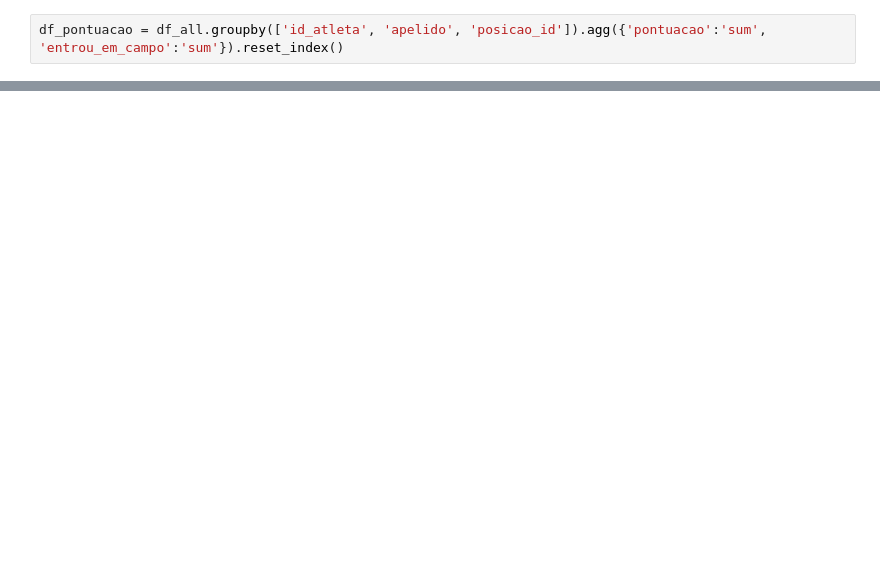
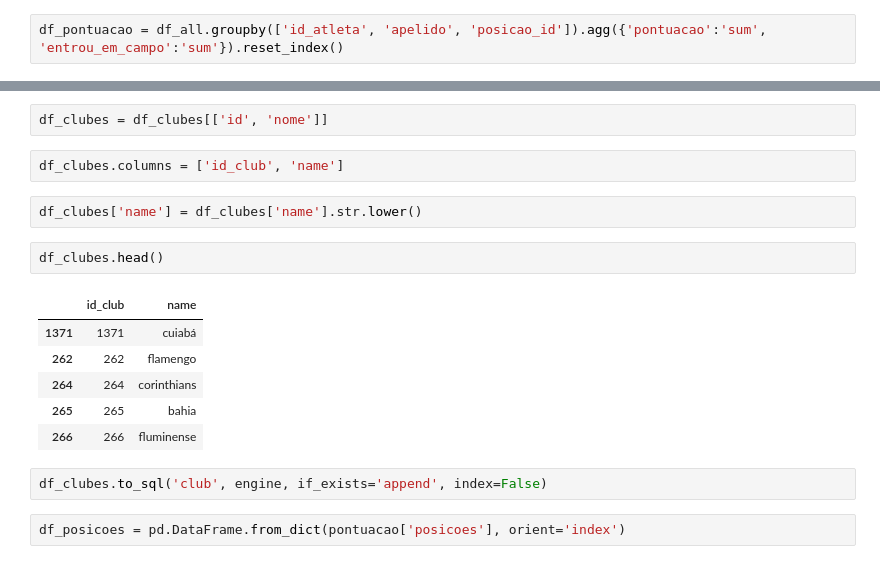
Before and after one commit to eleflow/estudo_cartola, a Jupyter notebook: notebooks/download_api_cartola.ipynb, the cells around one changed output, grey strips where cells are left out. Drawn from its saved outputs; the diff is of its cells as text; blank space fills up the shorter version.

```diff
--- a/notebooks/download_api_cartola.ipynb
+++ b/notebooks/download_api_cartola.ipynb
@@ -586,0 +680,19 @@ df1
+# %%
+df_clubes = df_clubes[['id', 'nome']]
+# %%
+df_clubes.columns = ['id_club', 'name']
+# %%
+df_clubes['name'] = df_clubes['name'].str.lower()
+# %%
+df_clubes.head()
+# %% [output]
+|  | id_club | name |
+| 1371 | 1371 | cuiabá |
+| 262 | 262 | flamengo |
+| 264 | 264 | corinthians |
+| 265 | 265 | bahia |
+| 266 | 266 | fluminense |
+# %%
+df_clubes.to_sql('club', engine, if_exists='append', index=False)
+# %%
+df_posicoes = pd.DataFrame.from_dict(pontuacao['posicoes'], orient='index')
```
Also changed, not shown: parts of 25 cells of this notebook, 2 other files.
